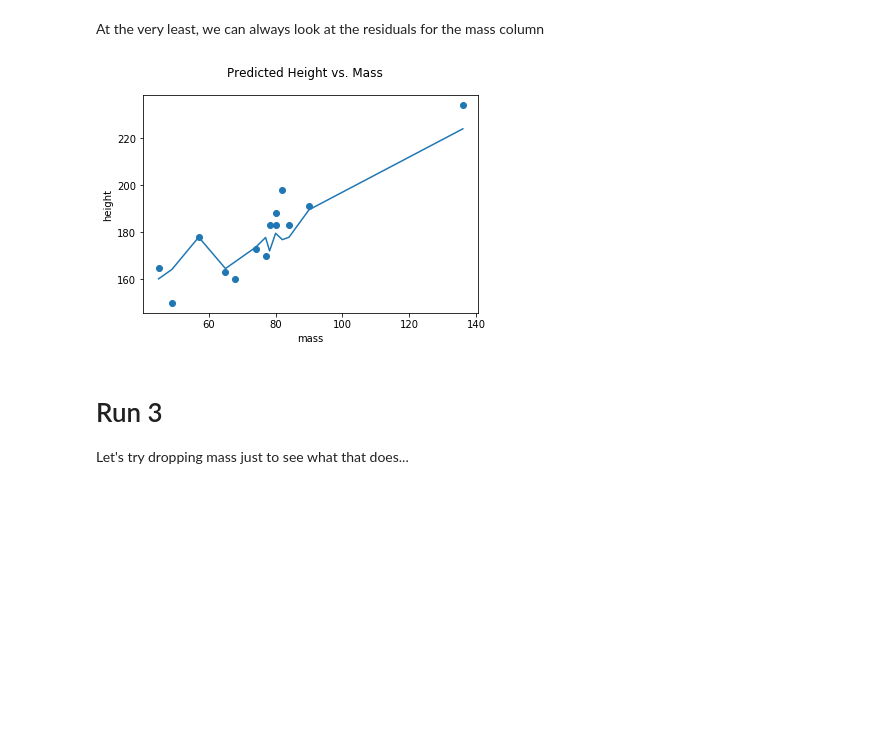
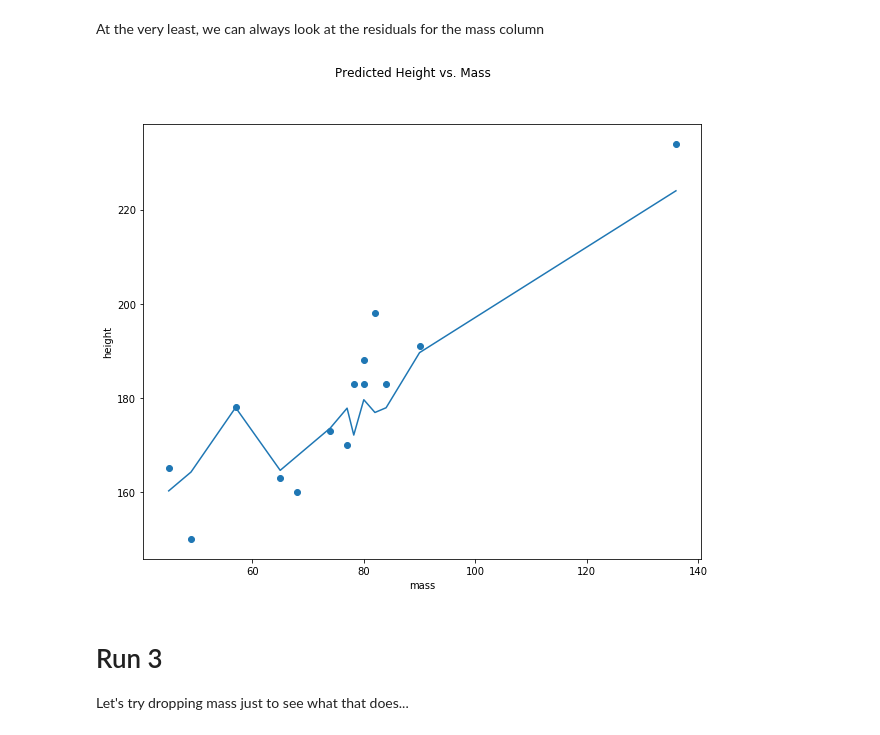
Before and after one commit to timothy-salazar/swapi, a Jupyter notebook: Minimum Viable Product.ipynb, the cells around one changed output. Saved outputs shown, nothing was run; the diff lists cells and outputs as text; code cells hidden in the pictures; blank space fills up the shorter version.

Commit message:
updating images"

```diff
--- a/Minimum Viable Product.ipynb
+++ b/Minimum Viable Product.ipynb
@@ -501,19 +501,20 @@ At the very least, we can always look at the residuals for the mass column
 x_test = x_test.reset_index(drop=True)
 #y_pred = reg.predict(x_test)
 # %%
-plt.scatter(x_test.mass, y_test)
+fig = plt.figure(figsize=(10,8))
+ax = fig.add_subplot(111)
+ax.scatter(x_test.mass, y_test)
 x_test['mass'] = [float(i) for i in x_test.mass]
 sort_ind = np.argsort(x_test.mass)
 x_sorted = x_test.iloc[sort_ind]
 y_pred = reg.predict(x_sorted)
-plt.plot(x_sorted.mass.values, y_pred)
-plt.suptitle('Predicted Height vs. Mass')
-plt.xlabel('mass')
-plt.ylabel('height')
+ax.plot(x_sorted.mass.values, y_pred)
+fig.suptitle('Predicted Height vs. Mass')
+ax.set_xlabel('mass')
+ax.set_ylabel('height')
 plt.show()
-fig.savefig('predicted_height_vs_mass.jpg')
 # %% [output]
-[figure, old version]
+[figure, new version]
 # %%
 # ransac = linear_model.RANSACRegressor()
 # ransac.fit(X, y)
```
Also changed, not shown: 1 other file.
